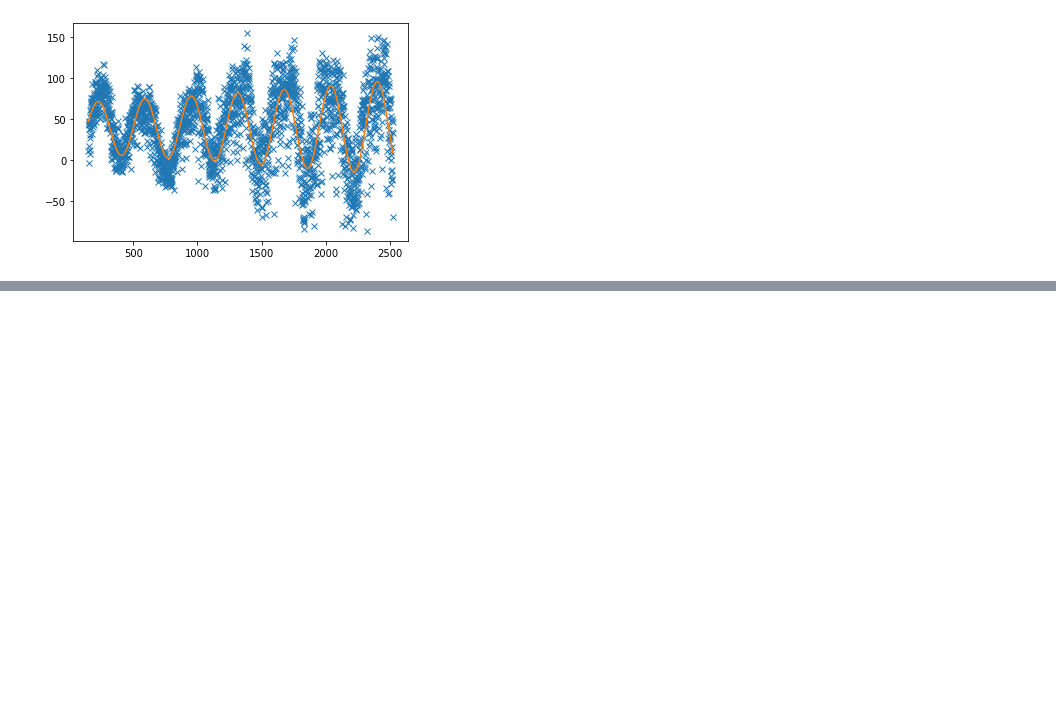
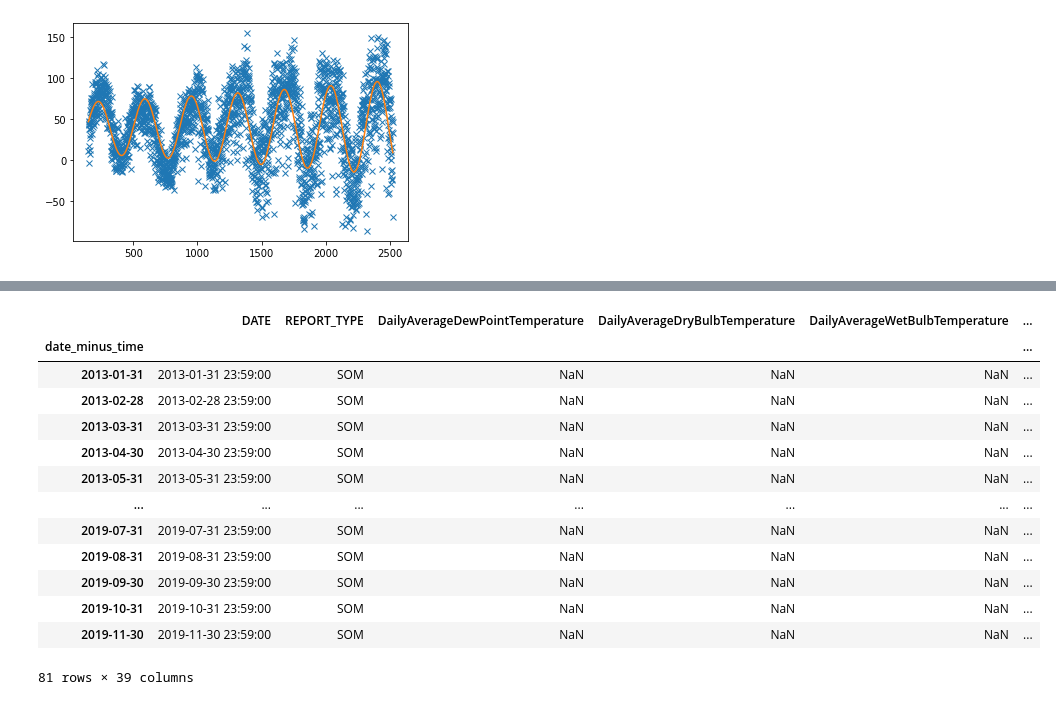
Before and after one commit to ivdim1999/Datathon2020, a Jupyter notebook: sample_by_date.ipynb, the cells around one changed output, grey strips where cells are left out. Saved outputs shown, nothing was run; the diff lists cells and outputs as text; code cells hidden in the pictures; blank space fills up the shorter version.

```diff
--- a/sample_by_date.ipynb
+++ b/sample_by_date.ipynb
@@ -563,0 +620,17 @@ plt.plot(x_data, sine_wave(x_data, params[0], params[1], params[2], params[3], p
+# %%
+df_temp
+# %% [output]
+|  | DATE | REPORT_TYPE | DailyAverageDewPointTemperature | DailyAverageDryBulbTemperature | DailyAverageWetBulbTemperature | ... |
+| date_minus_time |  |  |  |  |  | ... |
+| 2013-01-31 | 2013-01-31 23:59:00 | SOM | NaN | NaN | NaN | ... |
+| 2013-02-28 | 2013-02-28 23:59:00 | SOM | NaN | NaN | NaN | ... |
+| 2013-03-31 | 2013-03-31 23:59:00 | SOM | NaN | NaN | NaN | ... |
+| 2013-04-30 | 2013-04-30 23:59:00 | SOM | NaN | NaN | NaN | ... |
+| 2013-05-31 | 2013-05-31 23:59:00 | SOM | NaN | NaN | NaN | ... |
+| ... | ... | ... | ... | ... | ... | ... |
+| 2019-07-31 | 2019-07-31 23:59:00 | SOM | NaN | NaN | NaN | ... |
+| 2019-08-31 | 2019-08-31 23:59:00 | SOM | NaN | NaN | NaN | ... |
+| 2019-09-30 | 2019-09-30 23:59:00 | SOM | NaN | NaN | NaN | ... |
+| 2019-10-31 | 2019-10-31 23:59:00 | SOM | NaN | NaN | NaN | ... |
+| 2019-11-30 | 2019-11-30 23:59:00 | SOM | NaN | NaN | NaN | ... |
+81 rows × 39 columns
```
Also changed, not shown: parts of 14 cells of this notebook.
